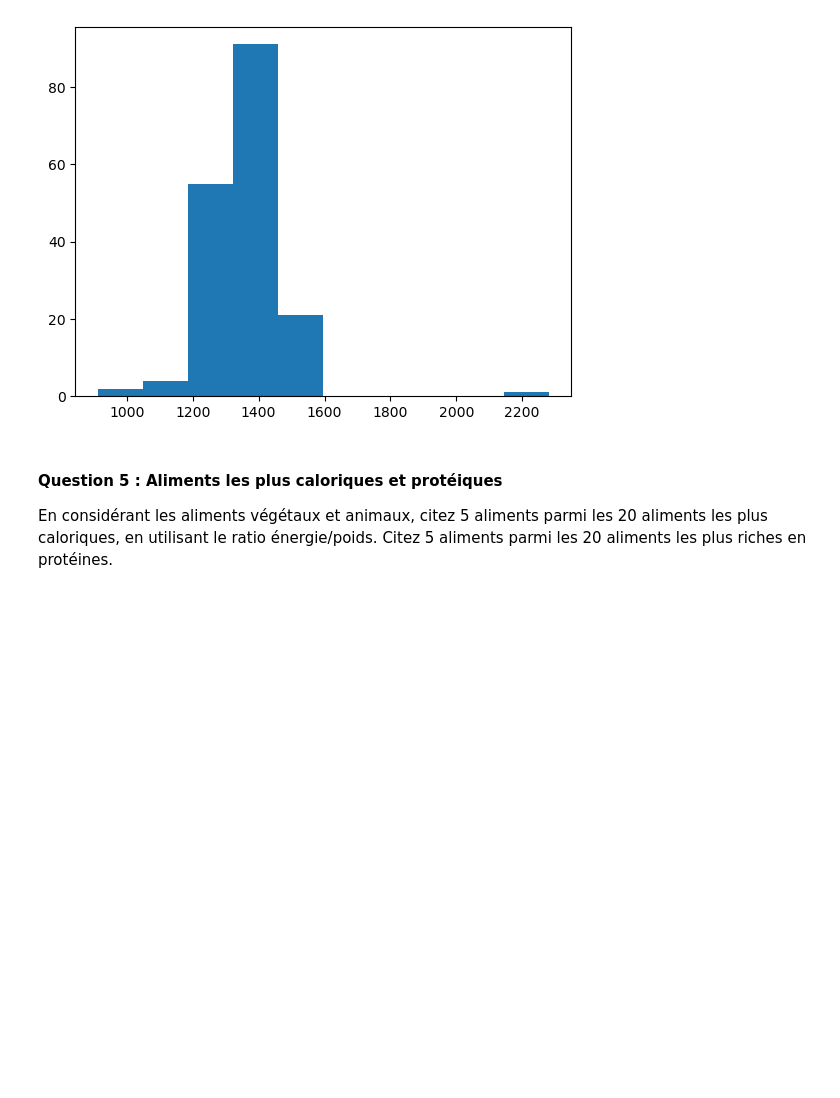
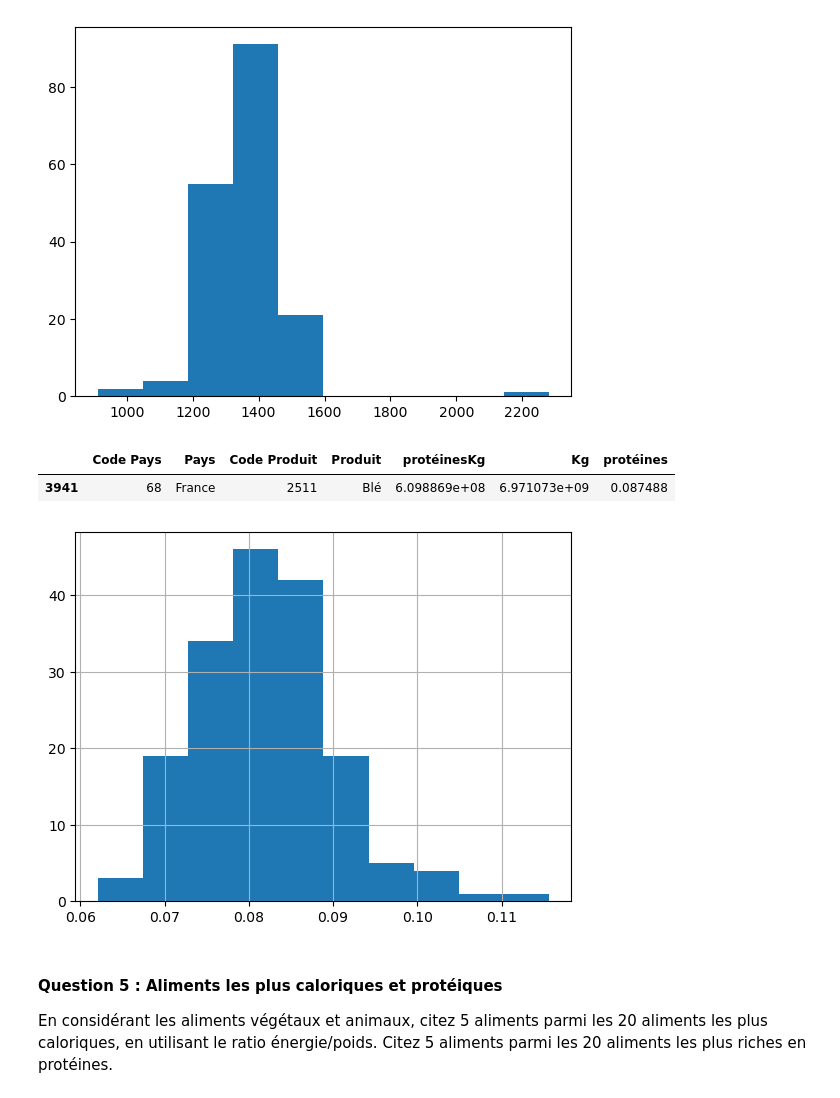
Before and after one commit to data-IA-2023/Groupe-3, a Jupyter notebook: briefs181223.ipynb, the cells around one changed output. Saved outputs shown, nothing was run; the diff lists cells and outputs as text; code cells hidden in the pictures; blank space fills up the shorter version.

```diff
--- a/briefs181223.ipynb
+++ b/briefs181223.ipynb
@@ -358,6 +363,23 @@ plt.show()
 # %% [output]
 [figure]
 [figure]
+# %%
+#proteineparproduit
+
+df_Pro_p = m_df_protéinesKg.merge(m_df_Kg, on=['Code Pays', 'Code Produit'])
+
+df_Pro_p=df_Pro_p[(df_Pro_p['protéinesKg']!=0)&(df_Pro_p['Kg']!=0)]
+
+df_Pro_p= df_Pro_p.assign(protéines=(df_Pro_p['protéinesKg']/df_Pro_p['Kg'])) #% de proteines
+df_Pro_p=df_Pro_p[['Code Pays', 'Pays_x', 'Code Produit', 'Produit_x', 'protéinesKg', 'Kg', 'protéines']]
+df_Pro_p.rename(columns={'Pays_x': 'Pays', 'Produit_x': 'Produit'}, inplace=True)
+
+df_Pro_p[df_Pro_p['Produit']=='Blé'].protéines.hist()
+df_Pro_p[(df_Pro_p['Produit']=='Blé') & (df_Pro_p['Pays']=='France')]
+# %% [output]
+|  | Code Pays | Pays | Code Produit | Produit | protéinesKg | Kg | protéines |
+| 3941 | 68 | France | 2511 | Blé | 6.098869e+08 | 6.971073e+09 | 0.087488 |
+[figure, added]
 # %% [markdown]
 #### Question 5 : Aliments les plus caloriques et protéiques
 En considérant les aliments végétaux et animaux, citez 5 aliments parmi les 20 aliments les plus caloriques, en utilisant le ratio énergie/poids. Citez 5 aliments parmi les 20 aliments les plus riches en protéines.
```
Also changed, not shown: parts of 18 cells of this notebook, 1 other file.
